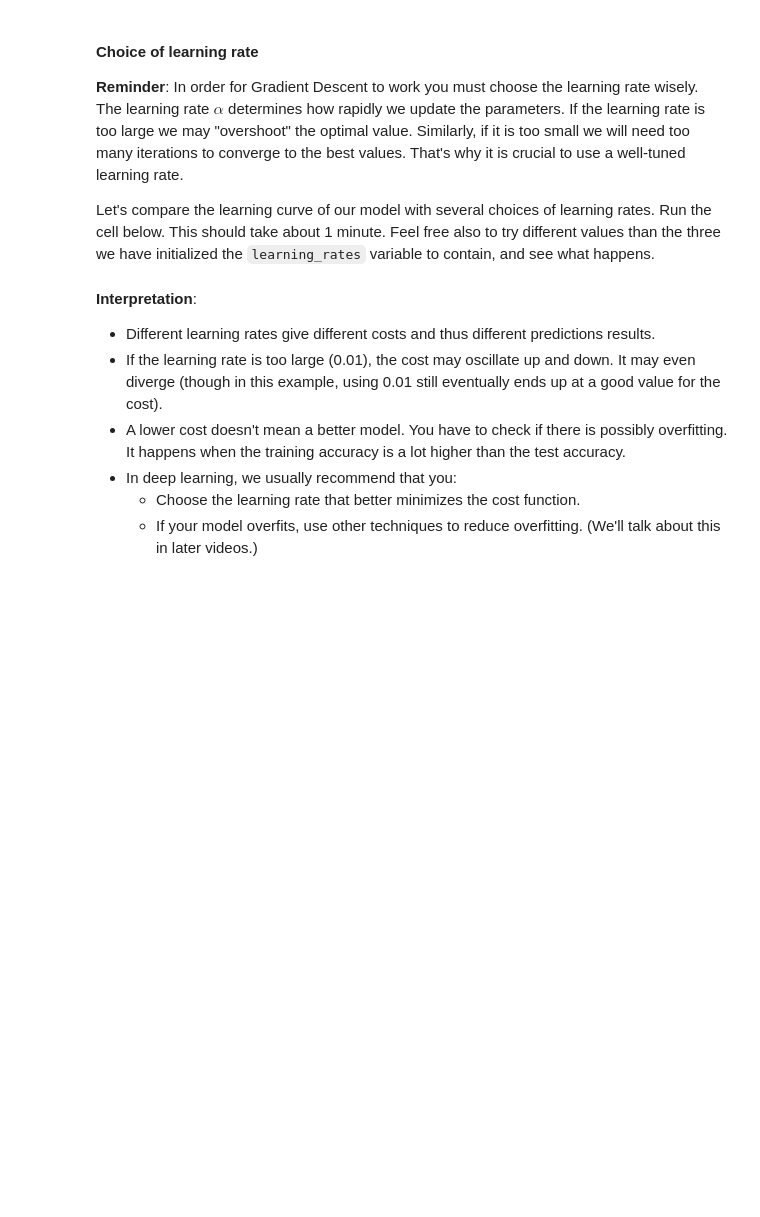
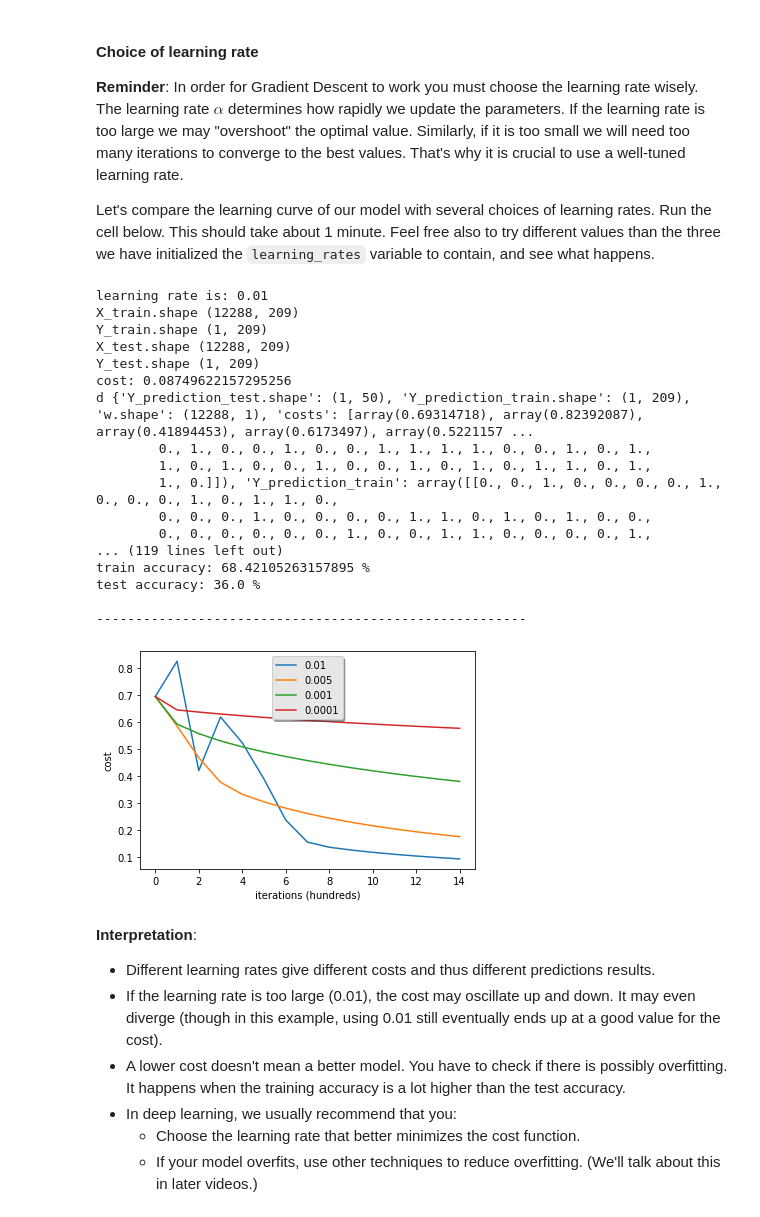
Before and after one commit to supercoolname/jubyterlab, a Jupyter notebook: NNandDeepLearning/w2LogisticRegressionAsNN/Logistic_Regression_with_a_Neural_Network_mindset_v6a.ipynb, the cells around one changed output. Cells and saved outputs as stored; diff of their text form; code cells hidden in the pictures; blank space fills up the shorter version.

```diff
--- a/NNandDeepLearning/w2LogisticRegressionAsNN/Logistic_Regression_with_a_Neural_Network_mindset_v6a.ipynb
+++ b/NNandDeepLearning/w2LogisticRegressionAsNN/Logistic_Regression_with_a_Neural_Network_mindset_v6a.ipynb
@@ -642,36 +638,44 @@ def model(X_train, Y_train, X_test, Y_test, num_iterations = 2000, learning_rate
     """
 
     ### START CODE HERE ###
+    print("X_train.shape",X_train.shape)
+    print("Y_train.shape",Y_train.shape)
+    print("X_test.shape",X_train.shape)
+    print("Y_test.shape",Y_train.shape)
 
     # initialize parameters with zeros (≈ 1 line of code)
-    w, b = None
+    w,b = initialize_with_zeros(X_train.shape[0])
 
     # Gradient descent (≈ 1 line of code)
-    parameters, grads, costs = None
+    parameters, grads, costs = optimize(w, b, X_train, Y_train, num_iterations, learning_rate, print_cost)
 
     # Retrieve parameters w and b from dictionary "parameters"
     w = parameters["w"]
     b = parameters["b"]
 
     # Predict test/train set examples (≈ 2 lines of code)
-    Y_prediction_test = None
-    Y_prediction_train = None
+    Y_prediction_test = predict(w,b,X_test)
+    Y_prediction_train = predict(w,b,X_train)
 
     ### END CODE HERE ###
+
+    d = {"Y_prediction_test.shape": Y_prediction_test.shape,
+         "Y_prediction_train.shape" : Y_prediction_train.shape,
+         "w.shape" : w.shape,
+         "costs": costs,
+         "Y_prediction_test": Y_prediction_test,
+         "Y_prediction_train" : Y_prediction_train,
+         "w" : w,
+         "b" : b,
+         "learning_rate" : learning_rate,
+         "num_iterations": num_iterations}
+    print("d", d)
 
     # Print train/test Errors
     print("train accuracy: {} %".format(100 - np.mean(np.abs(Y_prediction_train - Y_train)) * 100))
     print("test accuracy: {} %".format(100 - np.mean(np.abs(Y_prediction_test - Y_test)) * 100))
 
 
-    d = {"costs": costs,
-         "Y_prediction_test": Y_prediction_test,
-         "Y_prediction_train" : Y_prediction_train,
-         "w" : w,
-         "b" : b,
-         "learning_rate" : learning_rate,
-         "num_iterations": num_iterations}
-
     return d
 # %% [markdown]
 Run the following cell to train your model.
@@ -732,23 +761,42 @@ In order for Gradient Descent to work you must choose the learning rate wisely.
 
 Let's compare the learning curve of our model with several choices of learning rates. Run the cell below. This should take about 1 minute. Feel free also to try different values than the three we have initialized the `learning_rates` variable to contain, and see what happens.
 # %%
-learning_rates = [0.01, 0.001, 0.0001]
+learning_rates = [0.01,0.005, 0.001, 0.0001]
 models = {}
 for i in learning_rates:
     print ("learning rate is: " + str(i))
     models[str(i)] = model(train_set_x, train_set_y, test_set_x, test_set_y, num_iterations = 1500, learning_rate = i, print_cost = False)
     print ('\n' + "-------------------------------------------------------" + '\n')
 
 for i in learning_rates:
     plt.plot(np.squeeze(models[str(i)]["costs"]), label= str(models[str(i)]["learning_rate"]))
 
 plt.ylabel('cost')
 plt.xlabel('iterations (hundreds)')
 
 legend = plt.legend(loc='upper center', shadow=True)
 frame = legend.get_frame()
 frame.set_facecolor('0.90')
 plt.show()
+# %% [output]
+learning rate is: 0.01
+X_train.shape (12288, 209)
+Y_train.shape (1, 209)
+X_test.shape (12288, 209)
+Y_test.shape (1, 209)
+cost: 0.08749622157295256
+d {'Y_prediction_test.shape': (1, 50), 'Y_prediction_train.shape': (1, 209), 'w.shape': (12288, 1), 'costs': [array(0.69314718), array(0.82392087), array(0.41894453), array(0.6173497), array(0.5221157 ...
+        0., 1., 0., 0., 1., 0., 0., 1., 1., 1., 1., 0., 0., 1., 0., 1.,
+        1., 0., 1., 0., 0., 1., 0., 0., 1., 0., 1., 0., 1., 1., 0., 1.,
+        1., 0.]]), 'Y_prediction_train': array([[0., 0., 1., 0., 0., 0., 0., 1., 0., 0., 0., 1., 0., 1., 1., 0.,
+        0., 0., 0., 1., 0., 0., 0., 0., 1., 1., 0., 1., 0., 1., 0., 0.,
+        0., 0., 0., 0., 0., 0., 1., 0., 0., 1., 1., 0., 0., 0., 0., 1.,
+... (119 lines left out)
+train accuracy: 68.42105263157895 %
+test accuracy: 36.0 %
+
+-------------------------------------------------------
+[figure, added]
 # %% [markdown]
 **Interpretation**:
 - Different learning rates give different costs and thus different predictions results.
```
Also changed, not shown: parts of 6 cells of this notebook.
